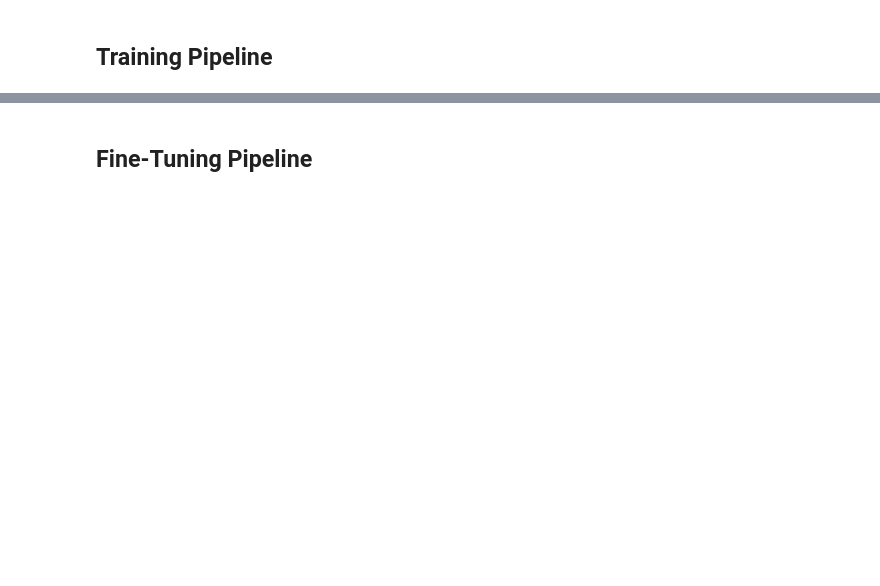
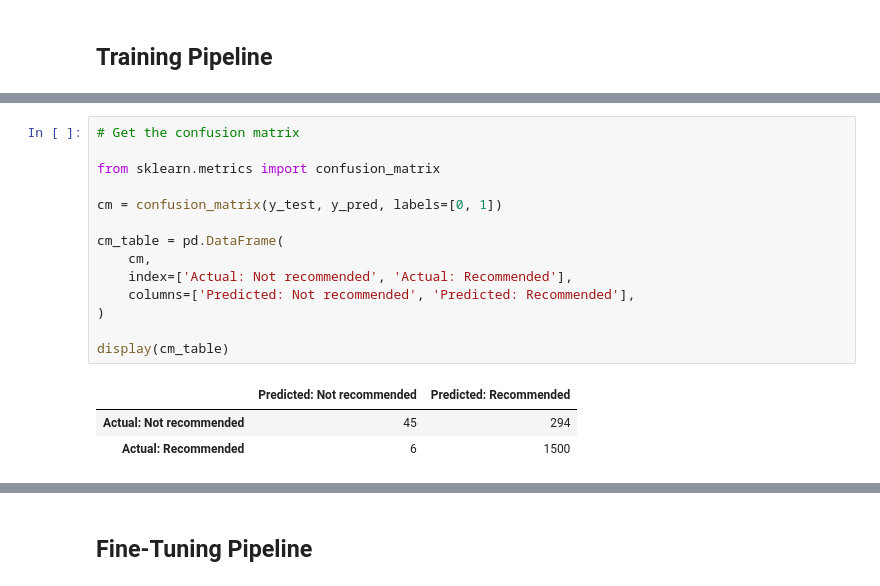
Before and after one commit to groundhog-21/dsnd-pipelines-project, a Jupyter notebook: starter/starter.ipynb, the cells around one changed output, grey strips where cells are left out. Saved outputs shown, nothing was run; the diff lists cells and outputs as text; blank space fills up the shorter version.

```diff
--- a/starter/starter.ipynb
+++ b/starter/starter.ipynb
@@ -173,0 +427,18 @@ Text features: ['Title', 'Review Text']
+# %%
+# Get the confusion matrix
+
+from sklearn.metrics import confusion_matrix
+
+cm = confusion_matrix(y_test, y_pred, labels=[0, 1])
+
+cm_table = pd.DataFrame(
+    cm,
+    index=['Actual: Not recommended', 'Actual: Recommended'],
+    columns=['Predicted: Not recommended', 'Predicted: Recommended'],
+)
+
+display(cm_table)
+# %% [output]
+|  | Predicted: Not recommended | Predicted: Recommended |
+| Actual: Not recommended | 45 | 294 |
+| Actual: Recommended | 6 | 1500 |
```
Also changed, not shown: parts of 25 cells of this notebook, 2 other files.
